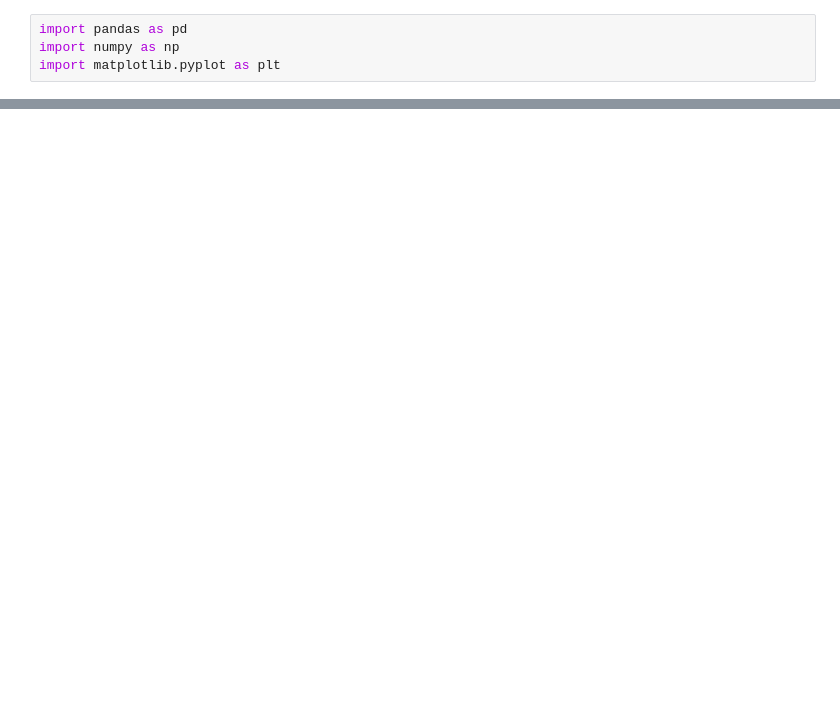
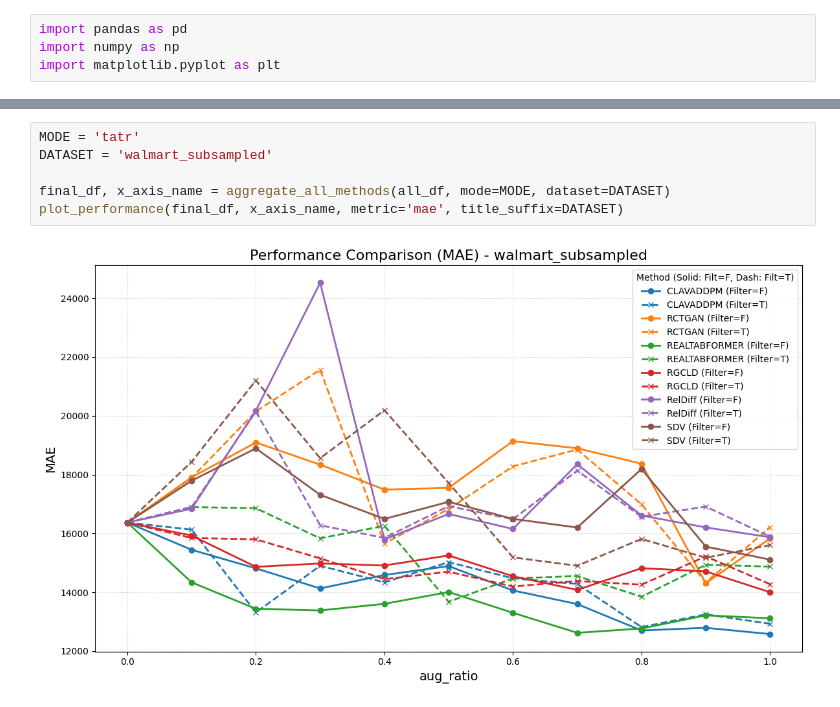
Before and after one commit to minkang1015/syn_utility, a Jupyter notebook: agg_results.ipynb, the cells around one changed output, grey strips where cells are left out. Cells and saved outputs as stored; diff of their text form; blank space fills up the shorter version.

```diff
--- a/agg_results.ipynb
+++ b/agg_results.ipynb
@@ -135,0 +335,8 @@ final_df[final_df['aug_ratio']==0.0]
+# %%
+MODE = 'tatr'
+DATASET = 'walmart_subsampled'
+
+final_df, x_axis_name = aggregate_all_methods(all_df, mode=MODE, dataset=DATASET)
+plot_performance(final_df, x_axis_name, metric='mae', title_suffix=DATASET)
+# %% [output]
+[figure, added]
```
Also changed, not shown: parts of 14 cells of this notebook, 5 other files.
